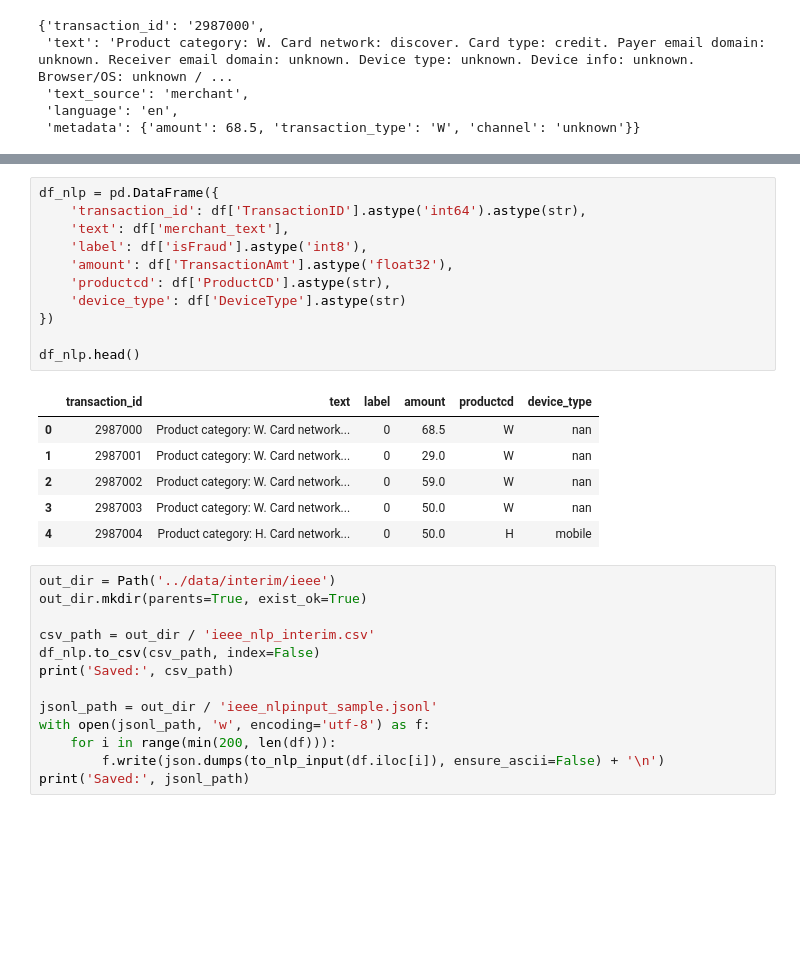
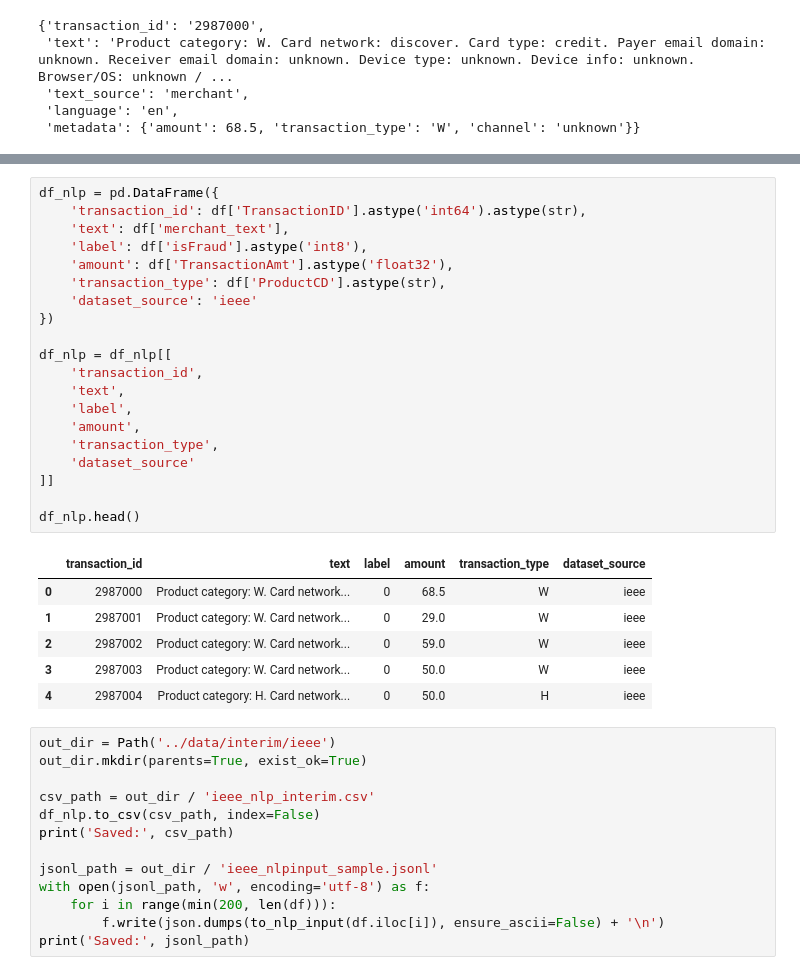
Before and after one commit to SenchaBka/Guardian---Tri-Modal_Fraud_Detection, a Jupyter notebook: NPL/notebooks/01_ieee_eda_nlp.ipynb, the cells around one changed output, grey strips where cells are left out. Saved outputs shown, nothing was run; the diff lists cells and outputs as text; blank space fills up the shorter version.

Commit message:
IEEE database and model update

```diff
--- a/NPL/notebooks/01_ieee_eda_nlp.ipynb
+++ b/NPL/notebooks/01_ieee_eda_nlp.ipynb
@@ -238,21 +242,30 @@ For modeling experiments, we prepare an ML-ready dataset:
 # %%
 df_nlp = pd.DataFrame({
     'transaction_id': df['TransactionID'].astype('int64').astype(str),
     'text': df['merchant_text'],
     'label': df['isFraud'].astype('int8'),
     'amount': df['TransactionAmt'].astype('float32'),
-    'productcd': df['ProductCD'].astype(str),
-    'device_type': df['DeviceType'].astype(str)
+    'transaction_type': df['ProductCD'].astype(str),
+    'dataset_source': 'ieee'
 })
 
+df_nlp = df_nlp[[
+    'transaction_id',
+    'text',
+    'label',
+    'amount',
+    'transaction_type',
+    'dataset_source'
+]]
+
 df_nlp.head()
 # %% [output]
-|  | transaction_id | text | label | amount | productcd | device_type |
-| 0 | 2987000 | Product category: W. Card network... | 0 | 68.5 | W | nan |
-| 1 | 2987001 | Product category: W. Card network... | 0 | 29.0 | W | nan |
-| 2 | 2987002 | Product category: W. Card network... | 0 | 59.0 | W | nan |
-| 3 | 2987003 | Product category: W. Card network... | 0 | 50.0 | W | nan |
-| 4 | 2987004 | Product category: H. Card network... | 0 | 50.0 | H | mobile |
+|  | transaction_id | text | label | amount | transaction_type | dataset_source |
+| 0 | 2987000 | Product category: W. Card network... | 0 | 68.5 | W | ieee |
+| 1 | 2987001 | Product category: W. Card network... | 0 | 29.0 | W | ieee |
+| 2 | 2987002 | Product category: W. Card network... | 0 | 59.0 | W | ieee |
+| 3 | 2987003 | Product category: W. Card network... | 0 | 50.0 | W | ieee |
+| 4 | 2987004 | Product category: H. Card network... | 0 | 50.0 | H | ieee |
 # %%
 out_dir = Path('../data/interim/ieee')
 out_dir.mkdir(parents=True, exist_ok=True)
```
Also changed, not shown: parts of 4 cells of this notebook, 17 other files.
